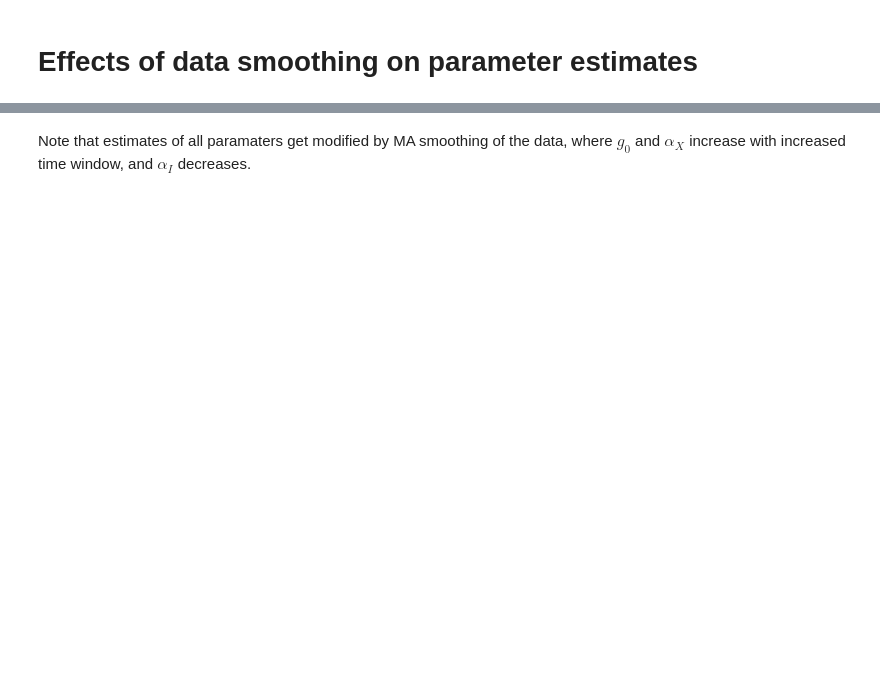
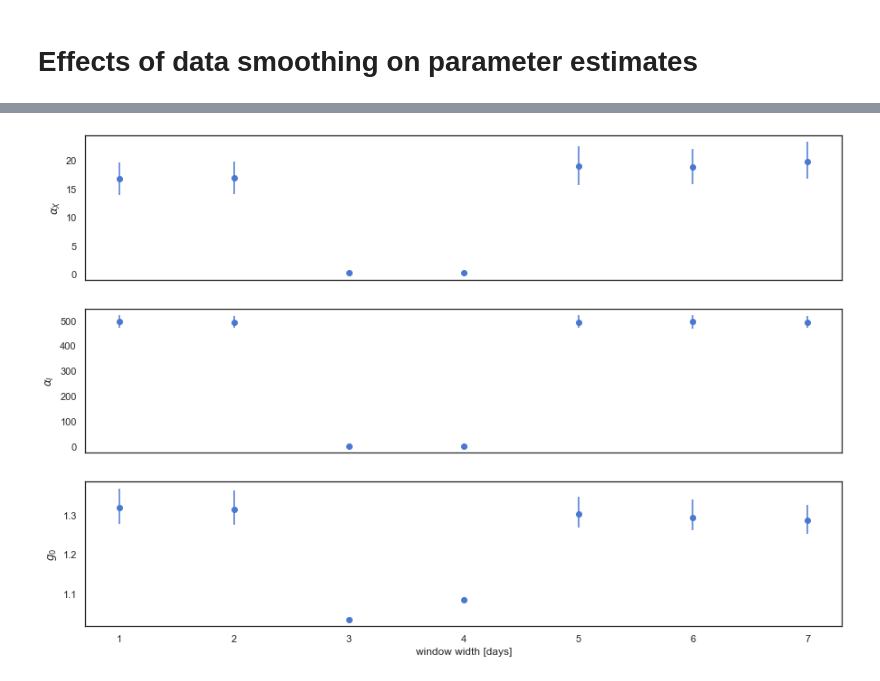
Before and after one commit to dimarkov/SIRCovid19, a Jupyter notebook: smoothing_data.ipynb, the cells around one changed output, grey strips where cells are left out. Saved outputs shown, nothing was run; the diff lists cells and outputs as text; code cells hidden in the pictures; blank space fills up the shorter version.

```diff
--- a/smoothing_data.ipynb
+++ b/smoothing_data.ipynb
@@ -172,2 +187,0 @@ axes.legend(title='days');
-# %% [markdown]
-Note that estimates of all paramaters get modified by MA smoothing of the data, where $g_0$ and $\alpha_X$ increase with increased time window, and $\alpha_I$ decreases.
@@ -209,0 +188,22 @@ fig.savefig('periodic_trend.png', dpi=300)
+# %%
+fig, axes = plt.subplots(3, 1, figsize=(15, 10), sharex=True)
+
+for x in samples:
+    a_x = np.percentile(samples[x]['a_X'], [5, 50, 95])
+    yerr = np.array([a_x[1] - a_x[0], a_x[-1] - a_x[1]])[:, None]
+    axes[0].errorbar(x, a_x[1], yerr=yerr, marker='o', color='b')
+    axes[0].set_ylabel(r'$\alpha_X$')
+
+    a_i = np.percentile(samples[x]['a_I'], [5, 50, 95])
+    yerr = np.array([a_i[1] - a_i[0], a_i[-1] - a_i[1]])[:, None]
+    axes[1].errorbar(x, a_i[1], yerr=yerr, marker='o', color='b')
+    axes[1].set_ylabel(r'$\alpha_I$')
+
+    g = np.percentile(samples[x]['g0'], [5, 50, 95])
+    yerr = np.array([g[1] - g[0], g[-1] - g[1]])[:, None]
+    axes[2].errorbar(x, g[1], yerr=yerr, marker='o', color='b')
+    axes[2].set_ylabel(r'$g_0$')
+
+axes[-1].set_xlabel('window width [days]');
+# %% [output]
+[figure, added]
```
Also changed, not shown: parts of 8 cells of this notebook, 1 other file.
